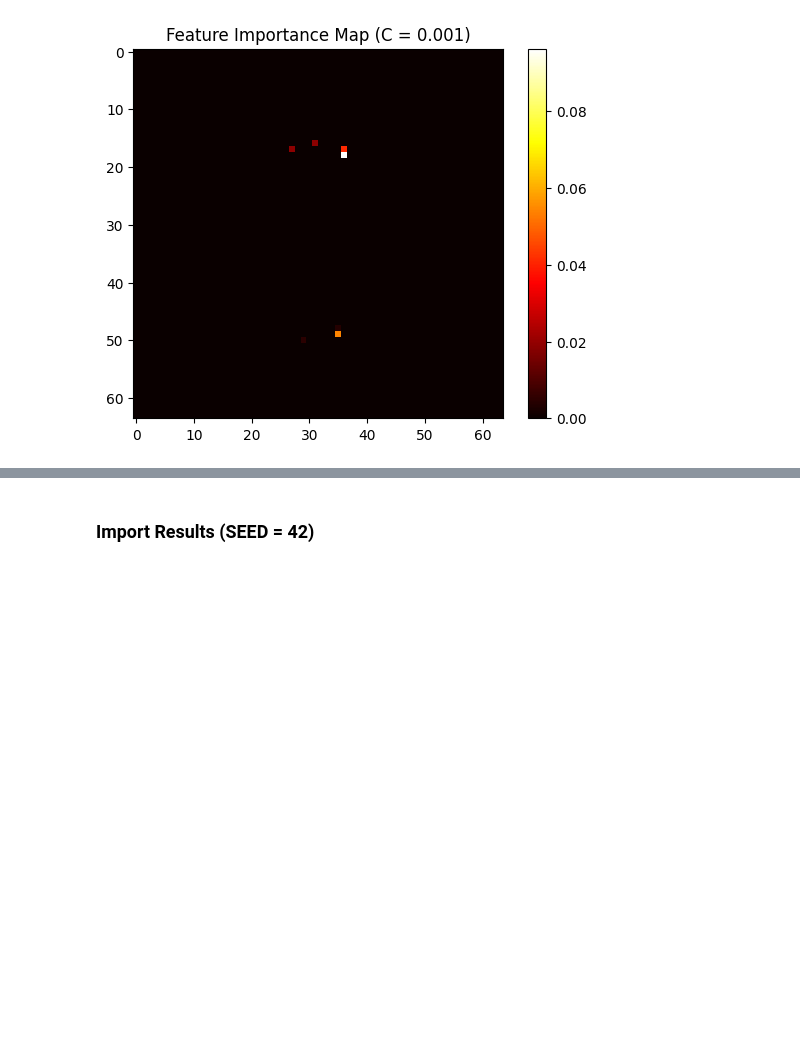
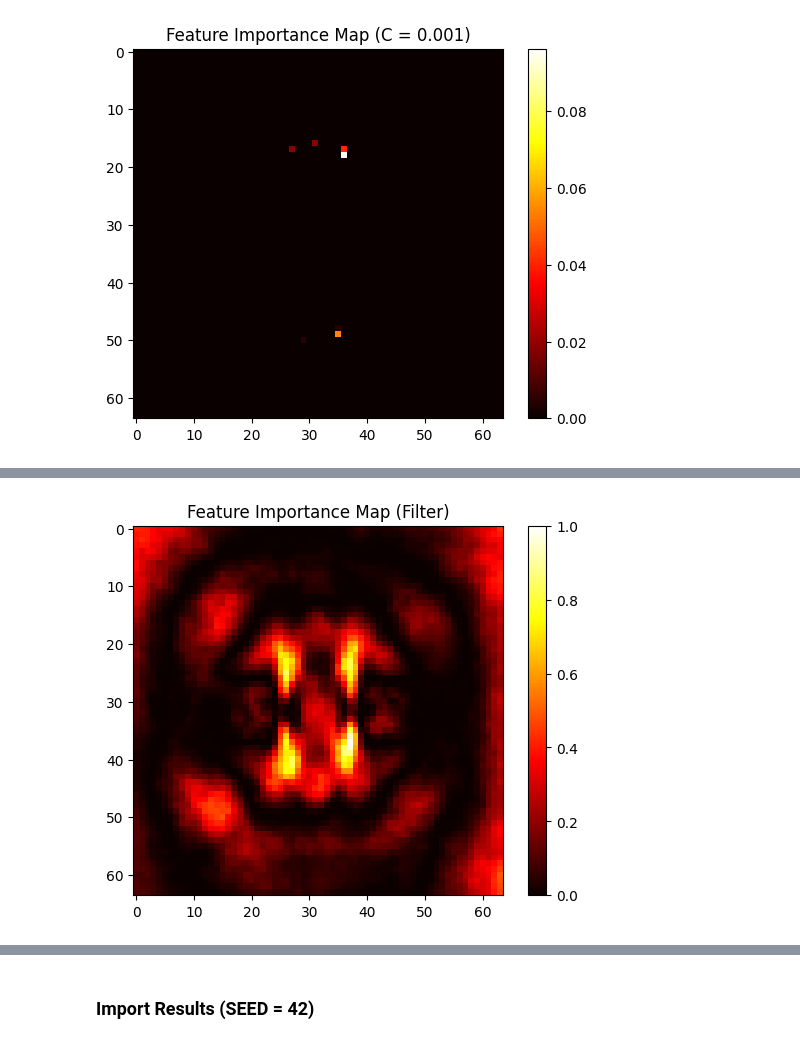
Before and after one commit to wang75131-create/Statistical-learning-for-big-data-Spring-26, a Jupyter notebook: Proj2Figures.ipynb, the cells around one changed output, grey strips where cells are left out. Drawn from its saved outputs; the diff is of its cells as text; code cells hidden in the pictures; blank space fills up the shorter version.

```diff
--- a/Proj2Figures.ipynb
+++ b/Proj2Figures.ipynb
@@ -216,0 +253,17 @@ for Cval in [10,.1,.01,.001]:
+# %%
+import matplotlib.pyplot as plt
+
+importance_flipped = f_scores_flipped.reshape(64,64)
+
+importance_flipped = importance_flipped - importance_flipped.min()
+importance_flipped = importance_flipped / importance_flipped.max()
+
+img_shape = (64, 64)
+importance_img = importance_flipped.reshape(img_shape)
+
+plt.imshow(importance_img, cmap='hot')
+plt.title("Feature Importance Map (Filter)")
+plt.colorbar()
+plt.show()
+# %% [output]
+[figure, added]
```
Also changed, not shown: parts of 12 cells of this notebook.
